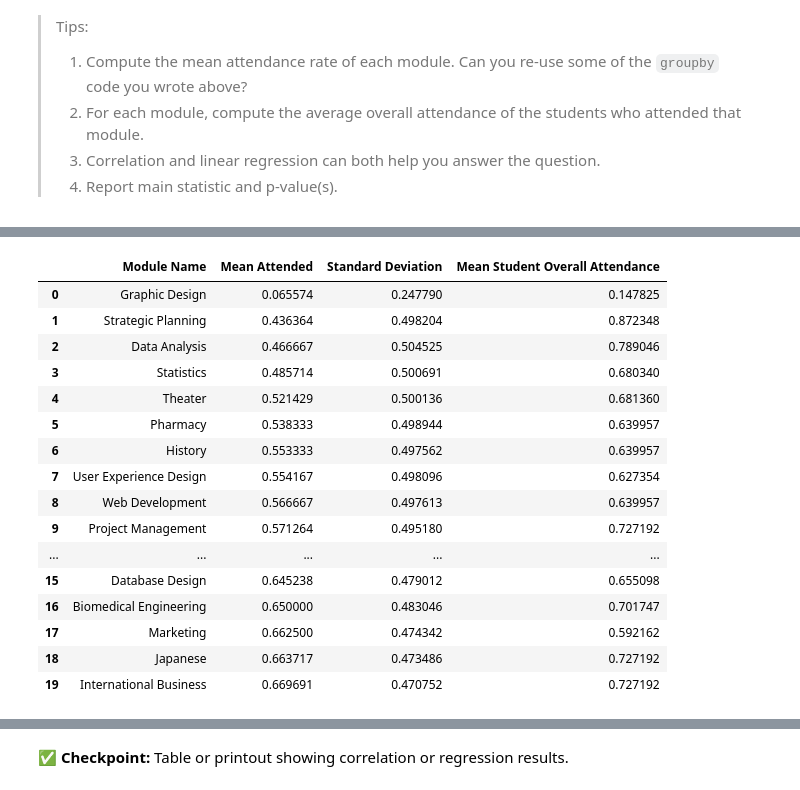
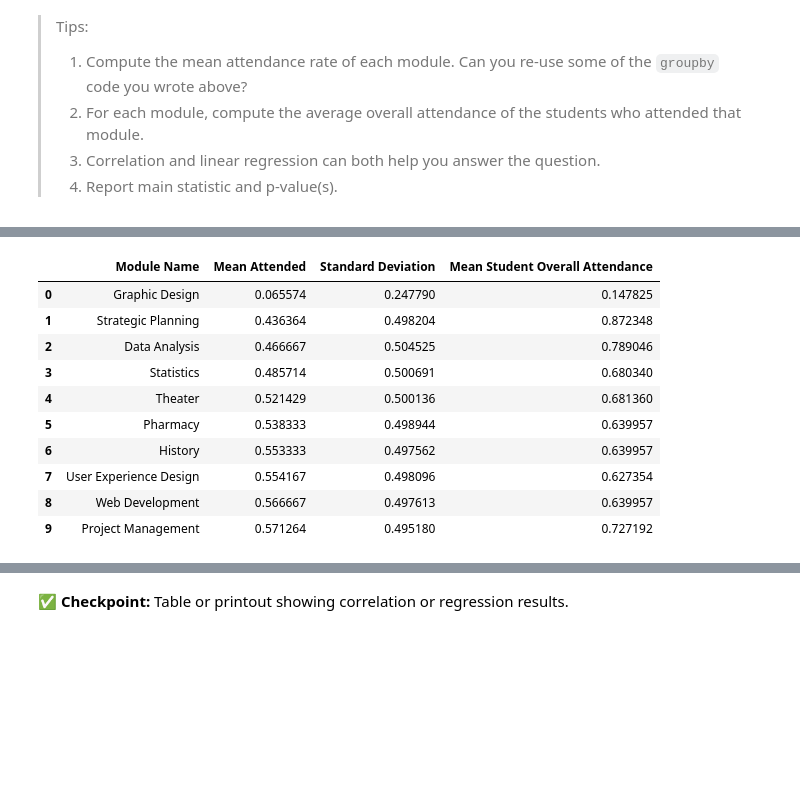
Before and after one commit to evie-ferguson/Data-Science-Summative, a Jupyter notebook: summative1-1.ipynb, the cells around one changed output, grey strips where cells are left out. Drawn from its saved outputs; the diff is of its cells as text; code cells hidden in the pictures; blank space fills up the shorter version.

```diff
--- a/summative1-1.ipynb
+++ b/summative1-1.ipynb
@@ -364,26 +330,20 @@ module_stats
 # %%
-# creating df from dropped_duplicates with student overall attendance
+# creating df with student overall attendance
 student_module = df[['Person Code', 'Module Name', 'student overall attendance']].drop_duplicates(subset=['Person Code', 'Module Name'])
-# finding the average students overall attendance in that module
+# finding the average overall attendance of students in that module
 module_student_overall = student_module.groupby('Module Name')['student overall attendance'].mean().reset_index(name='Mean Student Overall Attendance')
 # merging with module_stats so in one df
 merged = module_stats.merge(module_student_overall, on='Module Name', how='inner')
-merged.head(20)
+merged.head(10)
 # %% [output]
 |  | Module Name | Mean Attended | Standard Deviation | Mean Student Overall Attendance |
 | 0 | Graphic Design | 0.065574 | 0.247790 | 0.147825 |
 | 1 | Strategic Planning | 0.436364 | 0.498204 | 0.872348 |
 | 2 | Data Analysis | 0.466667 | 0.504525 | 0.789046 |
 | 3 | Statistics | 0.485714 | 0.500691 | 0.680340 |
 | 4 | Theater | 0.521429 | 0.500136 | 0.681360 |
 | 5 | Pharmacy | 0.538333 | 0.498944 | 0.639957 |
 | 6 | History | 0.553333 | 0.497562 | 0.639957 |
 | 7 | User Experience Design | 0.554167 | 0.498096 | 0.627354 |
 | 8 | Web Development | 0.566667 | 0.497613 | 0.639957 |
 | 9 | Project Management | 0.571264 | 0.495180 | 0.727192 |
-| ... | ... | ... | ... | ... |
-| 15 | Database Design | 0.645238 | 0.479012 | 0.655098 |
-| 16 | Biomedical Engineering | 0.650000 | 0.483046 | 0.701747 |
-| 17 | Marketing | 0.662500 | 0.474342 | 0.592162 |
-| 18 | Japanese | 0.663717 | 0.473486 | 0.727192 |
-| 19 | International Business | 0.669691 | 0.470752 | 0.727192 |
```
Also changed, not shown: parts of 8 cells of this notebook, 2 other files.
